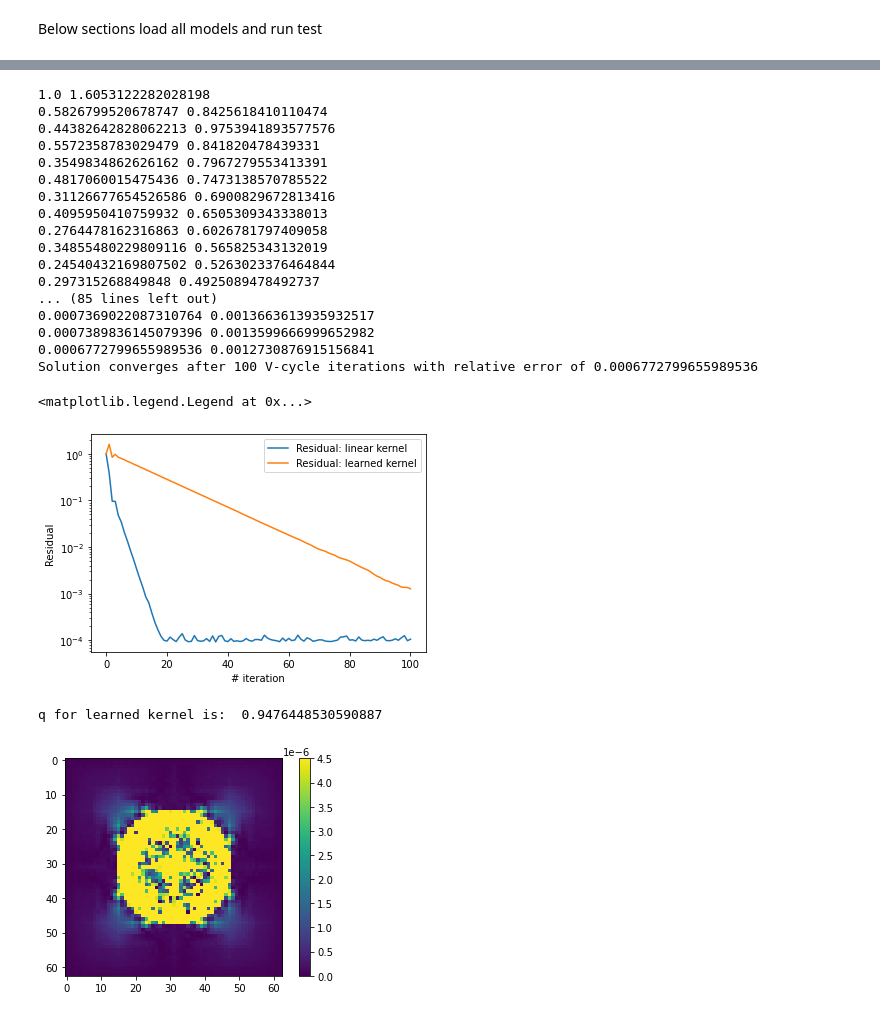
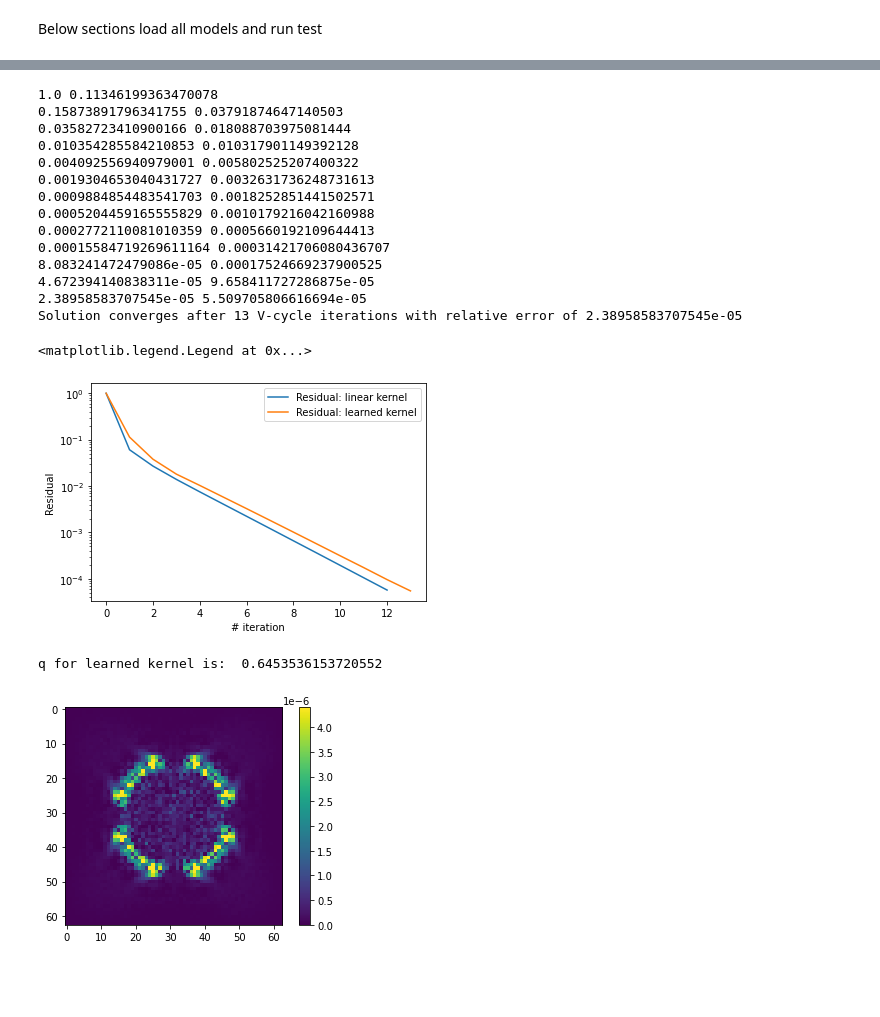
Before and after one commit to longfish/Multigrid-FEANet, a Jupyter notebook: loadmodel_newloss.ipynb, the cells around one changed output, grey strips where cells are left out. Saved outputs shown, nothing was run; the diff lists cells and outputs as text; code cells hidden in the pictures; blank space fills up the shorter version.

```diff
--- a/loadmodel_newloss.ipynb
+++ b/loadmodel_newloss.ipynb
@@ -48,7 +48,7 @@ class SingleGrid():
         self.size = size # actual size of the plate
         self.n = n
         self.omega = 2/3.
-        self.property = [1, 200] # homogeneous problem
+        self.property = [1, 20] # homogeneous problem
         self.plate = Geometry(nnode_edge = n+1)
         self.grid = MeshHandler(size, prop=self.property, nnode_edge=n+1)
         self.v = torch.zeros((1, 1, n+1, n+1), requires_grad=False, dtype=torch.float32)
@@ -411,32 +407,29 @@ plt.xlabel('# iteration')
 plt.ylabel('Residual')
 plt.legend()
 # %% [output]
-1.0 1.6053122282028198
-0.5826799520678747 0.8425618410110474
-0.44382642828062213 0.9753941893577576
-0.5572358783029479 0.841820478439331
-0.3549834862626162 0.7967279553413391
-0.4817060015475436 0.7473138570785522
-0.31126677654526586 0.6900829672813416
-0.4095950410759932 0.6505309343338013
-0.2764478162316863 0.6026781797409058
-0.34855480229809116 0.565825343132019
-0.24540432169807502 0.5263023376464844
-0.297315268849848 0.4925089478492737
-... (85 lines left out)
-0.0007369022087310764 0.0013663613935932517
-0.0007389836145079396 0.0013599666999652982
-0.0006772799655989536 0.0012730876915156841
-Solution converges after 100 V-cycle iterations with relative error of 0.0006772799655989536
+1.0 0.11346199363470078
+0.15873891796341755 0.03791874647140503
+0.03582723410900166 0.018088703975081444
+0.010354285584210853 0.010317901149392128
+0.004092556940979001 0.005802525207400322
+0.0019304653040431727 0.0032631736248731613
+0.0009884854483541703 0.0018252851441502571
+0.0005204459165555829 0.0010179216042160988
+0.0002772110081010359 0.0005660192109644413
+0.00015584719269611164 0.00031421706080436707
+8.083241472479086e-05 0.00017524669237900525
+4.672394140838311e-05 9.658411727286875e-05
+2.38958583707545e-05 5.509705806616694e-05
+Solution converges after 13 V-cycle iterations with relative error of 2.38958583707545e-05
 <matplotlib.legend.Legend at 0x...>
-[figure, old version]
+[figure, new version]
 # %%
 print("q for learned kernel is: ", compute_q(res_arr_para))
 para_residual = para_mg.grids[0].f-para_mg.grids[0].Knet(para_mg.grids[0].v)
-plot.plot_field(torch.abs(para_residual[:, :, 1:-1, 1:-1]),limit=[0,4.5e-6])
+plot.plot_field(torch.abs(para_residual[:, :, 1:-1, 1:-1]),limit=[0,4.4e-6])
 # %% [output]
-q for learned kernel is:  0.9476448530590887
+q for learned kernel is:  0.6453536153720552
-[figure, old version]
+[figure, new version]
 # %%
 print("q for linear kernel is: ", compute_q(res_arr_Vcycle))
 
```
Also changed, not shown: parts of 4 cells of this notebook, 3 other files.
